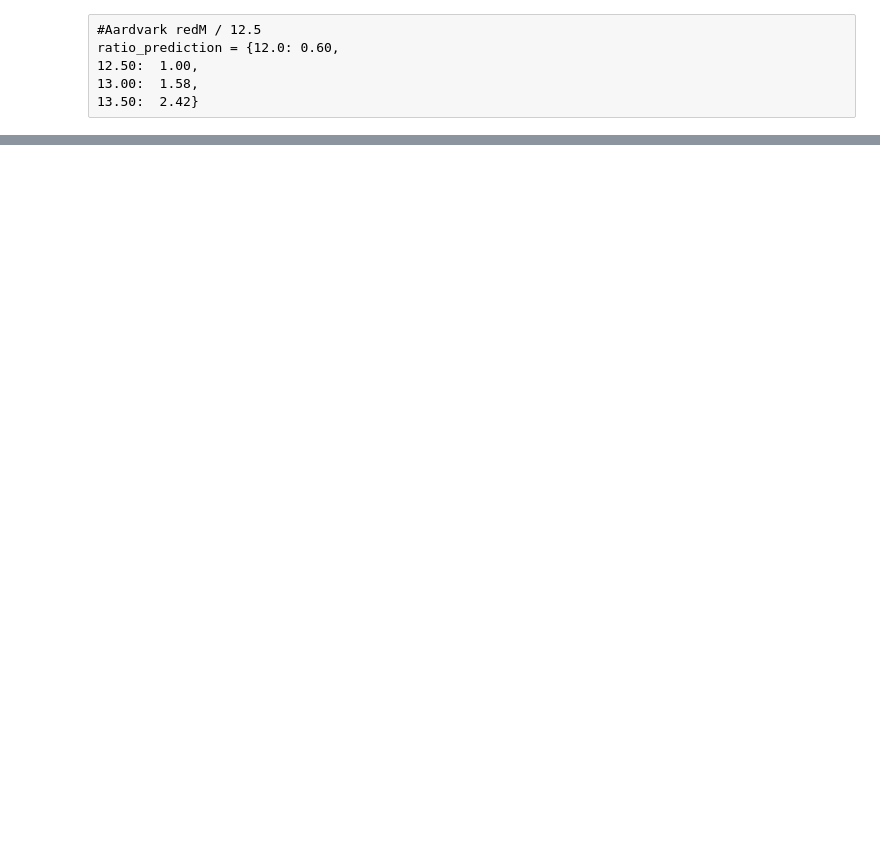
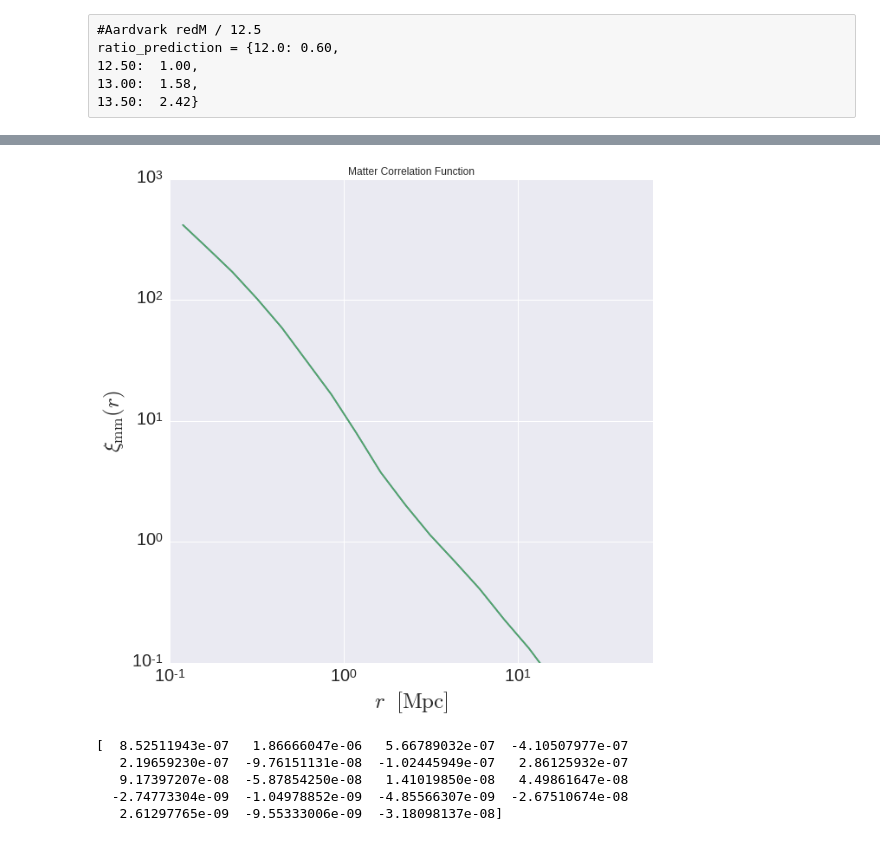
Before and after one commit to mclaughlin6464/HODEmulator, a Jupyter notebook: predictionsVCalculated.ipynb, the cells around one changed output, grey strips where cells are left out. Drawn from its saved outputs; the diff is of its cells as text; code cells hidden in the pictures; blank space fills up the shorter version.

```diff
--- a/predictionsVCalculated.ipynb
+++ b/predictionsVCalculated.ipynb
@@ -188,0 +183,30 @@ plt.show()
+# %%
+test = np.loadtxt('/u/ki/swmclau2/Git/Manticorr/xi_ch400_test.npy' , delimiter = ',')
+low_xi = np.loadtxt('/u/ki/swmclau2/Git/Manticorr/xi_ch400_lowRes.npy' , delimiter = ',')
+med_xi = np.loadtxt('/u/ki/swmclau2/Git/Manticorr/xi_ch400_medRes.npy' , delimiter = ',')
+fig = plt.figure(figsize = (10,10))
+centers = (low_xi[:,0]+low_xi[:,1])/2
+plt.plot(centers, med_xi[:,3], label = 'Low Resolution')
+plt.plot(centers, test, label = 'Test')
+plt.title('Matter Correlation Function')
+plt.xlim(xmin = 0.1, xmax = 60)
+plt.ylim(ymin = 1e-1, ymax = 1e3)
+plt.loglog()
+plt.xticks(fontsize=20)
+plt.yticks(fontsize=20)
+plt.xlabel(r'$r $  $\rm{[Mpc]}$', fontsize=25)
+plt.ylabel(r'$\xi_{\rm mm}(r)$', fontsize=25)
+
+#plt.legend()
+
+plt.show()
+# %% [output]
+[figure, added]
+# %%
+print (rbin_centers - centers)/rbin_centers
+# %% [output]
+[  8.52511943e-07   1.86666047e-06   5.66789032e-07  -4.10507977e-07
+   2.19659230e-07  -9.76151131e-08  -1.02445949e-07   2.86125932e-07
+   9.17397207e-08  -5.87854250e-08   1.41019850e-08   4.49861647e-08
+  -2.74773304e-09  -1.04978852e-09  -4.85566307e-09  -2.67510674e-08
+   2.61297765e-09  -9.55333006e-09  -3.18098137e-08]
```
Also changed, not shown: parts of 16 cells of this notebook, 2 other files.
